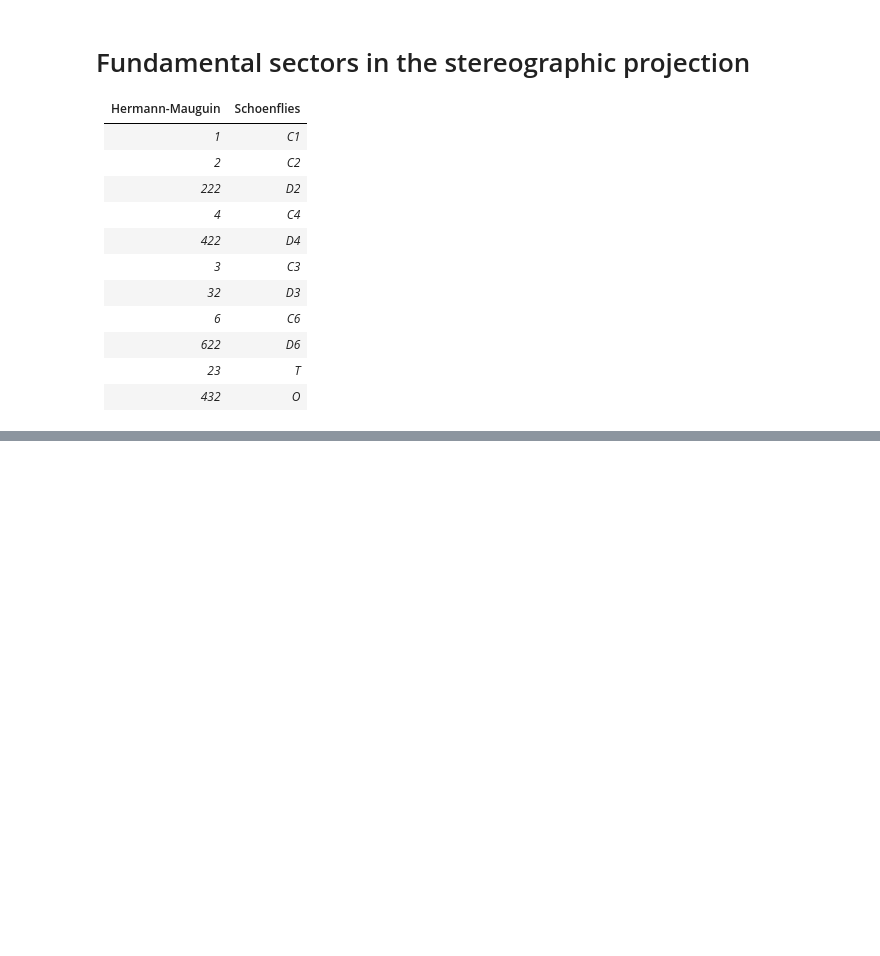
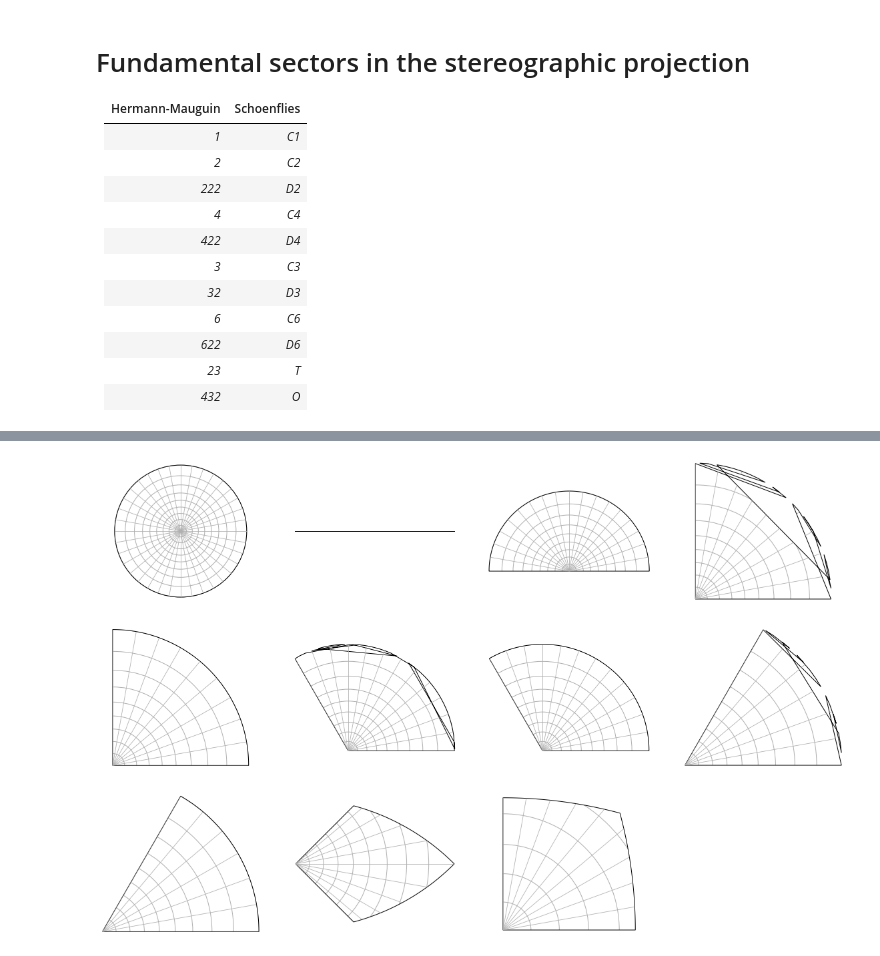
Before and after one commit to pyxem/orix, a Jupyter notebook: doc/fundamental_sector.ipynb, the cells around one changed output, grey strips where cells are left out. Saved outputs shown, nothing was run; the diff lists cells and outputs as text; code cells hidden in the pictures; blank space fills up the shorter version.

```diff
--- a/doc/fundamental_sector.ipynb
+++ b/doc/fundamental_sector.ipynb
@@ -62,10 +81,12 @@ axes[-1].set_visible(False)
 # %%
 fig, axes = plt.subplots(
     ncols=4, nrows=3, subplot_kw=dict(projection="stereographic"), figsize=(20, 13)
 )
 axes = axes.ravel()
 for i in range(len(pg)):
     fs = pg[i].fundamental_sector
-    axes[i].plot(fs.edges, color="r")
+#    axes[i].plot(fs.edges, color="r")
     axes[i].restrict_to_sector(fs)
 axes[-1].set_visible(False)
+# %% [output]
+[figure, added]
```
Also changed, not shown: parts of 1 cell of this notebook, 2 other files.
